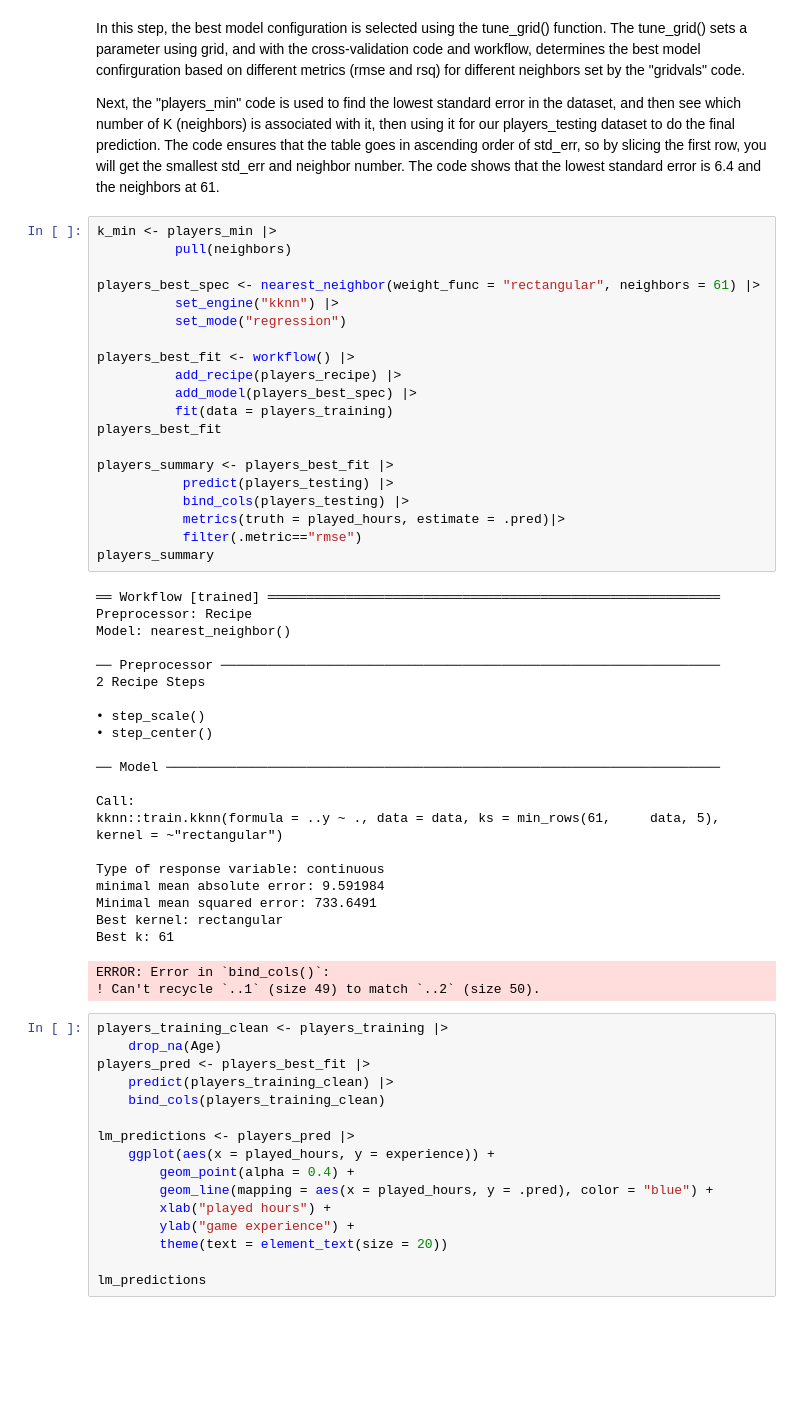
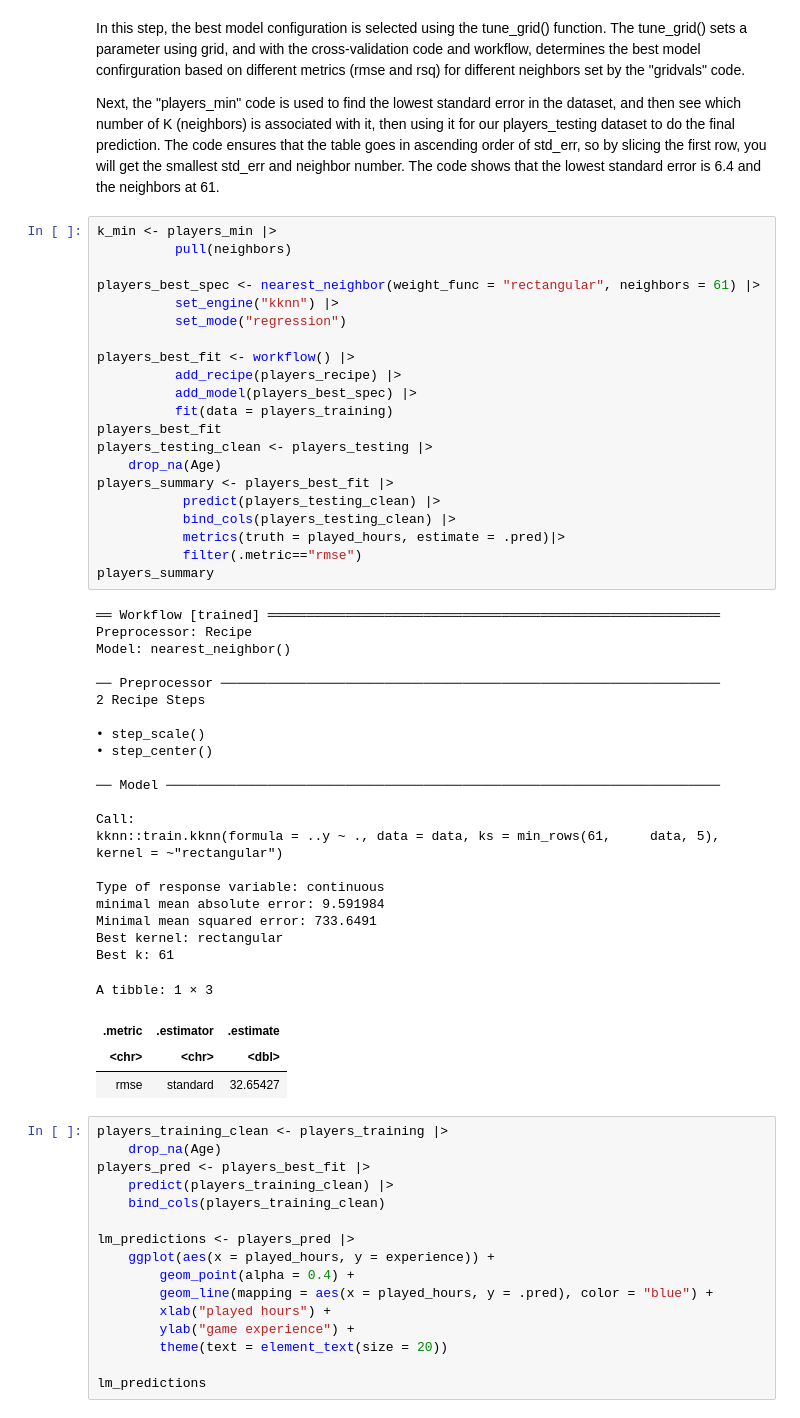
Before and after one commit to AnaSri-DSCI/dsci-100-2025-group-005-18, a Jupyter notebook: DSCI_Final_Project.ipynb, the cells around one changed output. Saved outputs shown, nothing was run; the diff lists cells and outputs as text; blank space fills up the shorter version.

```diff
--- a/DSCI_Final_Project.ipynb
+++ b/DSCI_Final_Project.ipynb
@@ -190,38 +190,41 @@ players_best_spec <- nearest_neighbor(weight_func = "rectangular", neighbors = 6
 players_best_fit <- workflow() |>
           add_recipe(players_recipe) |>
           add_model(players_best_spec) |>
           fit(data = players_training)
 players_best_fit
-
+players_testing_clean <- players_testing |>
+    drop_na(Age)
 players_summary <- players_best_fit |>
-           predict(players_testing) |>
-           bind_cols(players_testing) |>
+           predict(players_testing_clean) |>
+           bind_cols(players_testing_clean) |>
            metrics(truth = played_hours, estimate = .pred)|>
            filter(.metric=="rmse")
 players_summary
 # %% [output]
 ══ Workflow [trained] ══════════════════════════════════════════════════════════
 Preprocessor: Recipe
 Model: nearest_neighbor()
 
 ── Preprocessor ────────────────────────────────────────────────────────────────
 2 Recipe Steps
 
 • step_scale()
 • step_center()
 
 ── Model ───────────────────────────────────────────────────────────────────────
 
 Call:
 kknn::train.kknn(formula = ..y ~ ., data = data, ks = min_rows(61,     data, 5), kernel = ~"rectangular")
 
 Type of response variable: continuous
 minimal mean absolute error: 9.591984
 Minimal mean squared error: 733.6491
 Best kernel: rectangular
 Best k: 61
-ERROR: Error in `bind_cols()`:
-! Can't recycle `..1` (size 49) to match `..2` (size 50).
+A tibble: 1 × 3
+| .metric | .estimator | .estimate |
+| <chr> | <chr> | <dbl> |
+| rmse | standard | 32.65427 |
 # %%
 players_training_clean <- players_training |>
     drop_na(Age)
```
